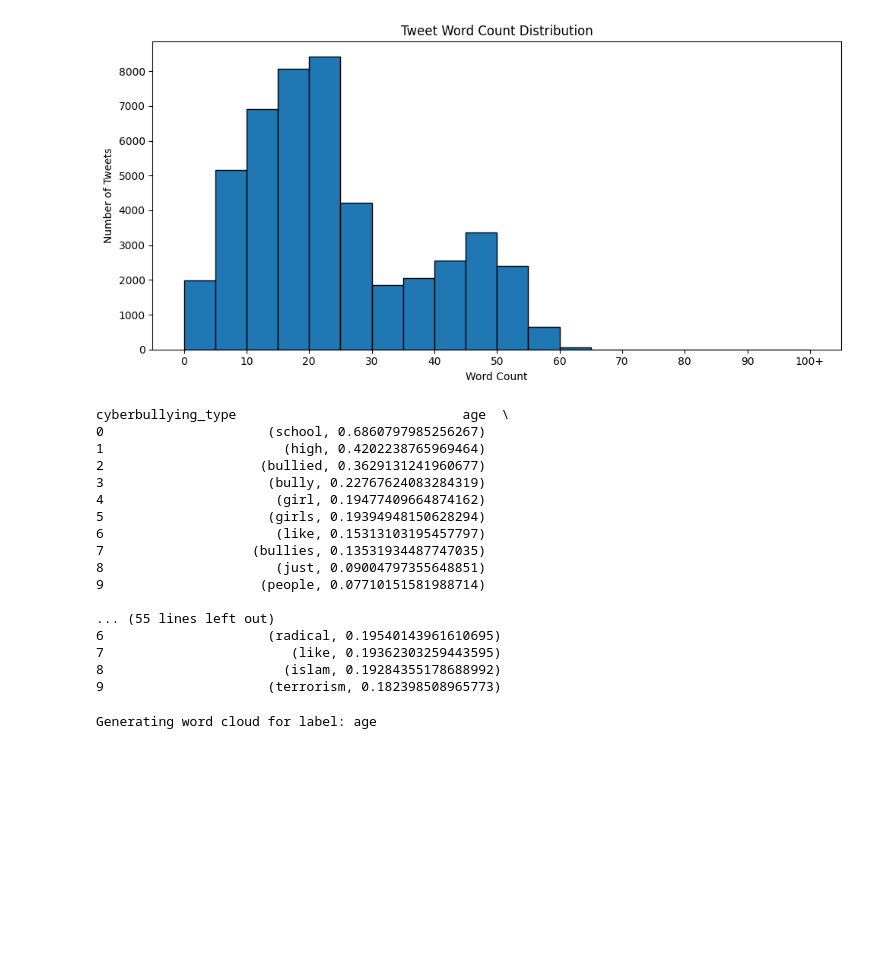
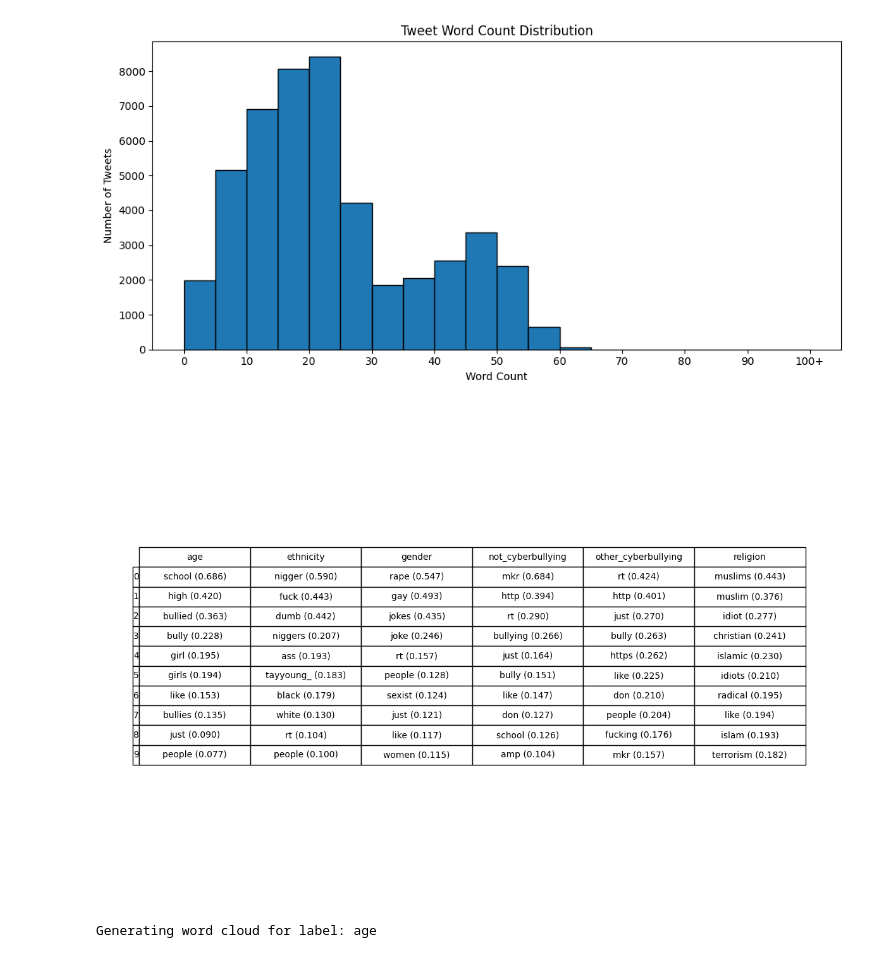
Before and after one commit to chienshyong/artificially-intelligent, a Jupyter notebook: data-visualization.ipynb, the cells around one changed output. Cells and saved outputs as stored; diff of their text form; code cells hidden in the pictures; blank space fills up the shorter version.

```diff
--- a/data-visualization.ipynb
+++ b/data-visualization.ipynb
@@ -84,57 +84,53 @@ plt.show()
 10             100+           17
 [figure]
 # %%
-#TF-IDF
-
 import pandas as pd
 from sklearn.feature_extraction.text import TfidfVectorizer
 
 # Load the CSV
 df = pd.read_csv('cyberbullying.csv')  # Replace with your file path
 df['tweet_text'] = df['tweet_text'].fillna('')
 
 # Group tweets by cyberbullying type
 grouped = df.groupby('cyberbullying_type')['tweet_text'].apply(lambda texts: ' '.join(texts))
 
 # Initialize TF-IDF Vectorizer
 vectorizer = TfidfVectorizer(stop_words='english', max_features=100)
 tfidf_matrix = vectorizer.fit_transform(grouped)
 
 # Convert to DataFrame
 tfidf_df = pd.DataFrame(tfidf_matrix.T.toarray(),
                         index=vectorizer.get_feature_names_out(),
                         columns=grouped.index)
 
-# For each label, get top N words by TF-IDF score
+# Number of top terms to display
 top_n = 10
 summary = {}
 
+# Format top TF-IDF terms per label into strings
 for label in tfidf_df.columns:
-    top_words = tfidf_df[label].sort_values(ascending=False).head(top_n)
-    summary[label] = list(zip(top_words.index, top_words.values))
+    top_terms = tfidf_df[label].sort_values(ascending=False).head(top_n)
+    summary[label] = [f"{term} ({score:.3f})" for term, score in zip(top_terms.index, top_terms.values)]
 
-# Create a summary table
+# Create a formatted DataFrame
 summary_table = pd.DataFrame.from_dict(summary, orient='index').transpose()
-summary_table.columns.name = 'cyberbullying_type'
-print(summary_table)
+summary_table.columns.name = 'Cyberbullying Type'
+
+# Display the table
+import matplotlib.pyplot as plt
+from pandas.plotting import table
+
+fig, ax = plt.subplots(figsize=(12, len(summary_table) * 0.6 + 2))
+ax.axis('off')
+tbl = table(ax, summary_table, loc='center', cellLoc='center', colWidths=[0.15] * len(summary_table.columns))
+tbl.auto_set_font_size(False)
+tbl.set_fontsize(10)
+tbl.scale(1, 1.5)
+
+plt.tight_layout()
+plt.show()
 # %% [output]
-cyberbullying_type                             age  \
-0                     (school, 0.6860797985256267)
-1                       (high, 0.4202238765969464)
-2                    (bullied, 0.3629131241960677)
-3                     (bully, 0.22767624083284319)
-4                      (girl, 0.19477409664874162)
-5                     (girls, 0.19394948150628294)
-6                      (like, 0.15313103195457797)
-7                   (bullies, 0.13531934487747035)
-8                      (just, 0.09004797355648851)
-9                    (people, 0.07710151581988714)
-
-... (55 lines left out)
-6                     (radical, 0.19540143961610695)
-7                        (like, 0.19362303259443595)
-8                       (islam, 0.19284355178688992)
-9                     (terrorism, 0.182398508965773)
+[figure, added]
 # %%
 from sklearn.feature_extraction.text import TfidfVectorizer
 from wordcloud import WordCloud
```
Also changed, not shown: 1 other file.
